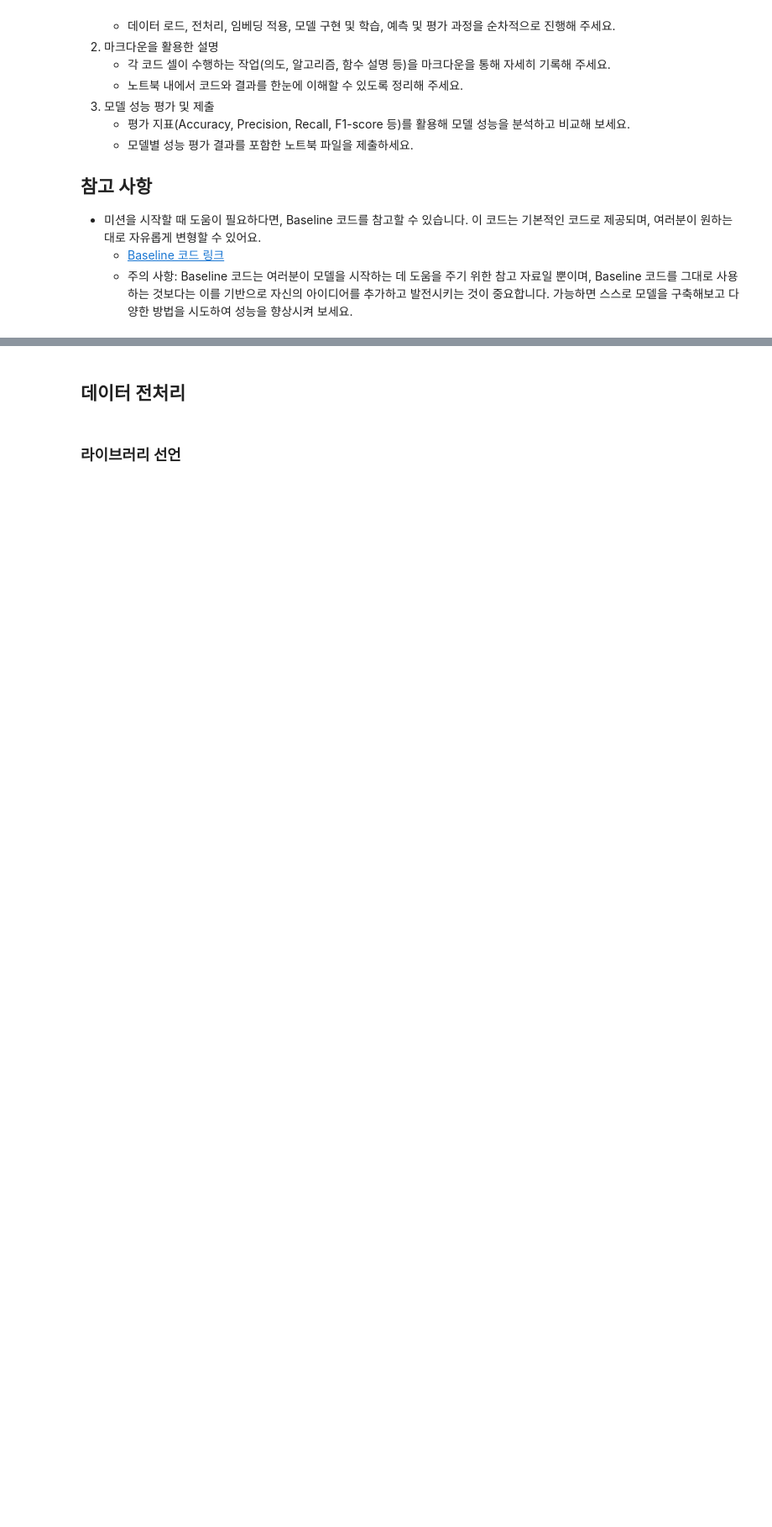
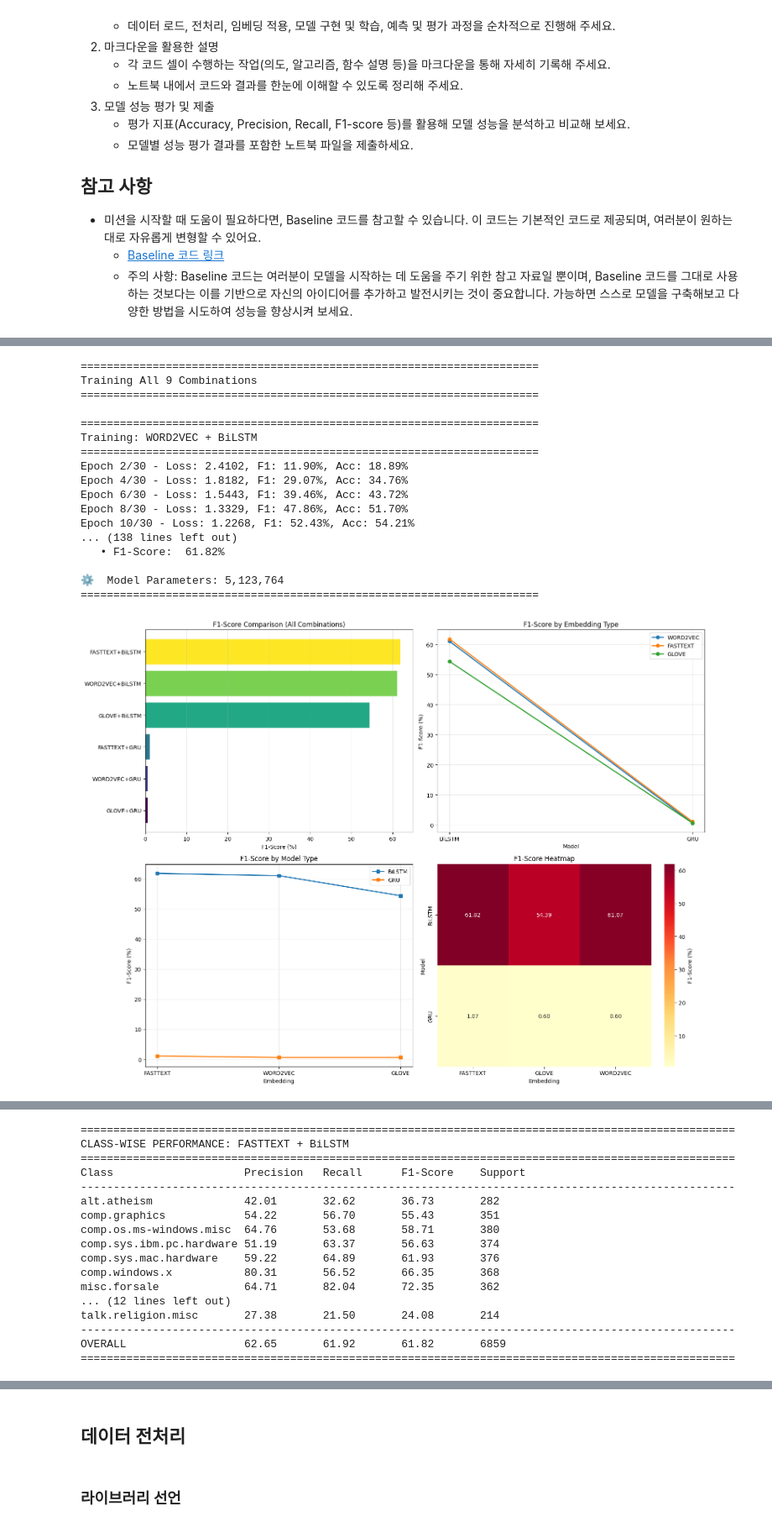
Before and after one commit to Dongjin-1203/codeit_mission, a Jupyter notebook: 10_1팀_지동진.ipynb, the cells around one changed output, grey strips where cells are left out. Shown at 84% size. Saved outputs shown, nothing was run; the diff lists cells and outputs as text; code cells hidden in the pictures; blank space fills up the shorter version.

```diff
--- a/10_1팀_지동진.ipynb
+++ b/10_1팀_지동진.ipynb
@@ -67,0 +752,14 @@ Drive already mounted at /content/drive; to attempt to forcibly remount, call dr
+# %%
+# DataLoader Manager 생성
+dl_manager = EmbeddingDataLoaderManager(
+    embedding=embedding,  # MultiEmbedding 객체
+    X_train=X_train_filtered,
+    y_train=y_train_filtered,
+    X_test=X_test_filtered,
+    y_test=y_test_filtered,
+    max_len=256,
+    batch_size=64
+)
+
+# 정보 출력
+dl_manager.show_info()
@@ -67,0 +1124,8 @@ Drive already mounted at /content/drive; to attempt to forcibly remount, call dr
+# %%
+# GPU 설정
+device = torch.device('cuda' if torch.cuda.is_available() else 'cpu')
+print(f"사용 디바이스: {device}")
+
+if torch.cuda.is_available():
+    print(f"GPU: {torch.cuda.get_device_name(0)}")
+    print(f"GPU 메모리: {torch.cuda.get_device_properties(0).total_memory / 1024**3:.1f}GB")
@@ -67,0 +1136,39 @@ Drive already mounted at /content/drive; to attempt to forcibly remount, call dr
+# %%
+# ===== 1. 평가 시스템 초기화 (클래스 이름 추가!) =====
+class_names = train_news.target_names  # 20개 뉴스 카테고리 이름
+
+evaluator = EmbeddingModelEvaluator(
+    embedding_obj=embedding,
+    dl_manager=dl_manager,
+    class_names=class_names,  # ✅ 추가!
+    device=device
+)
+
+# ===== 2. 모든 조합 학습 =====
+evaluator.train_all_combinations(epochs=30, lr=0.001)
+
+# ===== 3. 기본 결과 출력 =====
+evaluator.print_full_results_table()
+evaluator.print_best_combination()
+
+# ===== 4. 결과 저장 =====
+evaluator.save_results('./results.csv')
+# %% [output]
+======================================================================
+Training All 9 Combinations
+======================================================================
+
+======================================================================
+Training: WORD2VEC + BiLSTM
+======================================================================
+Epoch 2/30 - Loss: 2.4102, F1: 11.90%, Acc: 18.89%
+Epoch 4/30 - Loss: 1.8182, F1: 29.07%, Acc: 34.76%
+Epoch 6/30 - Loss: 1.5443, F1: 39.46%, Acc: 43.72%
+Epoch 8/30 - Loss: 1.3329, F1: 47.86%, Acc: 51.70%
+Epoch 10/30 - Loss: 1.2268, F1: 52.43%, Acc: 54.21%
+... (138 lines left out)
+   • F1-Score:  61.82%
+
+⚙️  Model Parameters: 5,123,764
+======================================================================
+[figure, added]
@@ -67,0 +1176,17 @@ Drive already mounted at /content/drive; to attempt to forcibly remount, call dr
+====================================================================================================
+CLASS-WISE PERFORMANCE: FASTTEXT + BiLSTM
+====================================================================================================
+Class                    Precision   Recall      F1-Score    Support
+----------------------------------------------------------------------------------------------------
+alt.atheism              42.01       32.62       36.73       282
+comp.graphics            54.22       56.70       55.43       351
+comp.os.ms-windows.misc  64.76       53.68       58.71       380
+comp.sys.ibm.pc.hardware 51.19       63.37       56.63       374
+comp.sys.mac.hardware    59.22       64.89       61.93       376
+comp.windows.x           80.31       56.52       66.35       368
+misc.forsale             64.71       82.04       72.35       362
+... (12 lines left out)
+talk.religion.misc       27.38       21.50       24.08       214
+----------------------------------------------------------------------------------------------------
+OVERALL                  62.65       61.92       61.82       6859
+====================================================================================================
```
Also changed, not shown: parts of 144 cells of this notebook.
